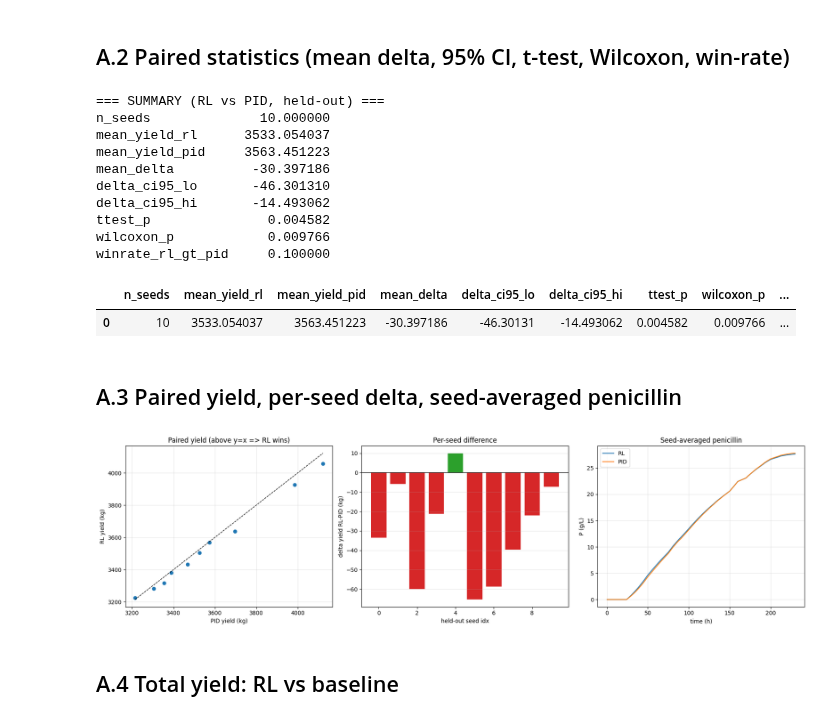
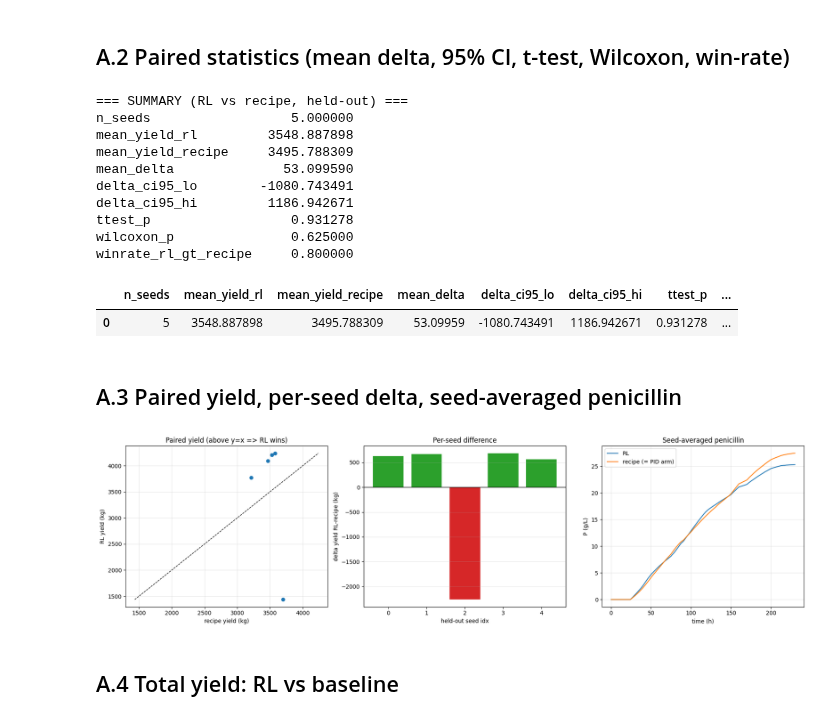
Before and after one commit to Rocyzas/pensim_mcpilco, a Jupyter notebook: pensim_mcpilco/experiments/evaluations.ipynb, the cells around one changed output. Drawn from its saved outputs; the diff is of its cells as text; code cells hidden in the pictures.

```diff
--- a/pensim_mcpilco/experiments/evaluations.ipynb
+++ b/pensim_mcpilco/experiments/evaluations.ipynb
@@ -278,24 +362,25 @@ paired comparison. Evaluated on a block of held-out seeds disjoint from the trai
 # %% [markdown]
 ## A.1 Evaluate on held-out seeds (paired)
 # %%
-train_lo, train_hi = SEED * 1000, SEED * 1000 + 4 + NUM_TRIALS
+# Training now runs EVERY episode on the single fixed realisation TRAIN_SEED
+# (get_data_from_system passes seed=seed_offset), so the old "training window"
+# [seed*1000, seed*1000+4+NUM_TRIALS] no longer describes anything real.
 eval_seeds = [EVAL_BASE + i for i in range(N_EVAL_SEEDS)]
-assert all(not (train_lo <= h <= train_hi) for h in eval_seeds), \
-    f"eval seeds overlap training window [{train_lo},{train_hi}]"
-print(f"training window [{train_lo},{train_hi}] | eval seeds {eval_seeds[0]}..{eval_seeds[-1]}")
+assert TRAIN_SEED not in eval_seeds, f"eval seeds must exclude TRAIN_SEED={TRAIN_SEED}"
+print(f"train seed {TRAIN_SEED} | eval seeds {eval_seeds[0]}..{eval_seeds[-1]} (held out)")
 
-rows, mons_rl, mons_pid = [], [], []
+rows, mons_rl, mons_recipe = [], [], []
 for h in eval_seeds:
     m_rl = run_arm(eval_wrapper, h, policy=np_policy, pid_baseline=False)
-    m_pid = run_arm(eval_wrapper, h, policy=None, pid_baseline=True)
+    m_recipe = run_arm(eval_wrapper, h, policy=None, pid_baseline=True)
     mons_rl.append(m_rl)
-    mons_pid.append(m_pid)
-    y_rl, y_pid = yield_kg(m_rl), yield_kg(m_pid)
-    row = {"seed": h, "yield_rl": y_rl, "yield_pid": y_pid, "delta": y_rl - y_pid}
+    mons_recipe.append(m_recipe)
+    y_rl, y_recipe = yield_kg(m_rl), yield_kg(m_recipe)
+    row = {"seed": h, "yield_rl": y_rl, "yield_recipe": y_recipe, "delta": y_rl - y_recipe}
     row.update({f"rl_{k}": v for k, v in constraint_diagnostics(m_rl).items()})
-    row.update({f"pid_{k}": v for k, v in constraint_diagnostics(m_pid).items()})
+    row.update({f"recipe_{k}": v for k, v in constraint_diagnostics(m_recipe).items()})
     rows.append(row)
-    print(f"seed {h}: yield_rl={y_rl:8.2f}  yield_pid={y_pid:8.2f}  delta={y_rl - y_pid:+8.2f}")
+    print(f"seed {h}: yield_rl={y_rl:8.2f}  yield_recipe={y_recipe:8.2f}  delta={y_rl - y_recipe:+8.2f}")
 
 df = pd.DataFrame(rows)
 df
@@ -330,66 +405,66 @@ n = len(delta)
 mean_d = float(delta.mean())
 se = float(delta.std(ddof=1) / np.sqrt(n)) if n > 1 else float("nan")
 ci = 1.96 * se
-t_p = float(stats.ttest_rel(df["yield_rl"], df["yield_pid"]).pvalue) if n > 1 else float("nan")
+t_p = float(stats.ttest_rel(df["yield_rl"], df["yield_recipe"]).pvalue) if n > 1 else float("nan")
 try:
-    w_p = float(stats.wilcoxon(df["yield_rl"], df["yield_pid"]).pvalue)
+    w_p = float(stats.wilcoxon(df["yield_rl"], df["yield_recipe"]).pvalue)
 except ValueError:
     w_p = float("nan")
 
 summary = pd.DataFrame([{
     "n_seeds": n,
     "mean_yield_rl": float(df["yield_rl"].mean()),
-    "mean_yield_pid": float(df["yield_pid"].mean()),
+    "mean_yield_recipe": float(df["yield_recipe"].mean()),
     "mean_delta": mean_d,
     "delta_ci95_lo": mean_d - ci,
     "delta_ci95_hi": mean_d + ci,
     "ttest_p": t_p,
     "wilcoxon_p": w_p,
-    "winrate_rl_gt_pid": float((delta > 0).mean()),
+    "winrate_rl_gt_recipe": float((delta > 0).mean()),
 }])
-print("=== SUMMARY (RL vs PID, held-out) ===")
+print("=== SUMMARY (RL vs recipe, held-out) ===")
 print(summary.T.to_string(header=False))
 summary
 # %% [output]
-=== SUMMARY (RL vs PID, held-out) ===
-n_seeds              10.000000
-mean_yield_rl      3533.054037
-mean_yield_pid     3563.451223
-mean_delta          -30.397186
-delta_ci95_lo       -46.301310
-delta_ci95_hi       -14.493062
-ttest_p               0.004582
-wilcoxon_p            0.009766
-winrate_rl_gt_pid     0.100000
+=== SUMMARY (RL vs recipe, held-out) ===
+n_seeds                  5.000000
+mean_yield_rl         3548.887898
+mean_yield_recipe     3495.788309
+mean_delta              53.099590
+delta_ci95_lo        -1080.743491
+delta_ci95_hi         1186.942671
+ttest_p                  0.931278
+wilcoxon_p               0.625000
+winrate_rl_gt_recipe     0.800000
-|  | n_seeds | mean_yield_rl | mean_yield_pid | mean_delta | delta_ci95_lo | delta_ci95_hi | ttest_p | wilcoxon_p | ... |
-| 0 | 10 | 3533.054037 | 3563.451223 | -30.397186 | -46.30131 | -14.493062 | 0.004582 | 0.009766 | ... |
+|  | n_seeds | mean_yield_rl | mean_yield_recipe | mean_delta | delta_ci95_lo | delta_ci95_hi | ttest_p | ... |
+| 0 | 5 | 3548.887898 | 3495.788309 | 53.09959 | -1080.743491 | 1186.942671 | 0.931278 | ... |
 # %% [markdown]
 ## A.3 Paired yield, per-seed delta, seed-averaged penicillin
 # %%
 t = np.asarray(mons_rl[0]["t"])
 avg = lambda mons, key: np.mean([m[key] for m in mons], axis=0)
 
 fig, ax = plt.subplots(1, 3, figsize=(18, 5))
-lo = float(min(df["yield_pid"].min(), df["yield_rl"].min()))
-hi = float(max(df["yield_pid"].max(), df["yield_rl"].max()))
+lo = float(min(df["yield_recipe"].min(), df["yield_rl"].min()))
+hi = float(max(df["yield_recipe"].max(), df["yield_rl"].max()))
 ax[0].plot([lo, hi], [lo, hi], "k--", lw=1)
-ax[0].scatter(df["yield_pid"], df["yield_rl"], c="C0")
-ax[0].set_xlabel("PID yield (kg)"); ax[0].set_ylabel("RL yield (kg)")
+ax[0].scatter(df["yield_recipe"], df["yield_rl"], c="C0")
+ax[0].set_xlabel("recipe yield (kg)"); ax[0].set_ylabel("RL yield (kg)")
 ax[0].set_title("Paired yield (above y=x => RL wins)"); ax[0].grid(alpha=.3)
 
 ax[1].bar(np.arange(len(df)), df["delta"].values,
           color=["C2" if d > 0 else "C3" for d in df["delta"]])
 ax[1].axhline(0, color="k", lw=1)
-ax[1].set_xlabel("held-out seed idx"); ax[1].set_ylabel("delta yield RL-PID (kg)")
+ax[1].set_xlabel("held-out seed idx"); ax[1].set_ylabel("delta yield RL-recipe (kg)")
 ax[1].set_title("Per-seed difference"); ax[1].grid(alpha=.3, axis="y")
 
 ax[2].plot(t, avg(mons_rl, "P"), label="RL", color="C0")
-ax[2].plot(t, avg(mons_pid, "P"), label="PID", color="C1")
+ax[2].plot(t, avg(mons_recipe, "P"), label="recipe (= PID arm)", color="C1")
 ax[2].set_xlabel("time (h)"); ax[2].set_ylabel("P (g/L)")
 ax[2].set_title("Seed-averaged penicillin"); ax[2].grid(alpha=.3); ax[2].legend()
 fig.tight_layout(); plt.show()
 # %% [output]
-[figure, old version]
+[figure, new version]
 # %% [markdown]
 ## A.4 Total yield: RL vs baseline
 # %%
```
Also changed, not shown: parts of 25 cells of this notebook, 9 other files.
